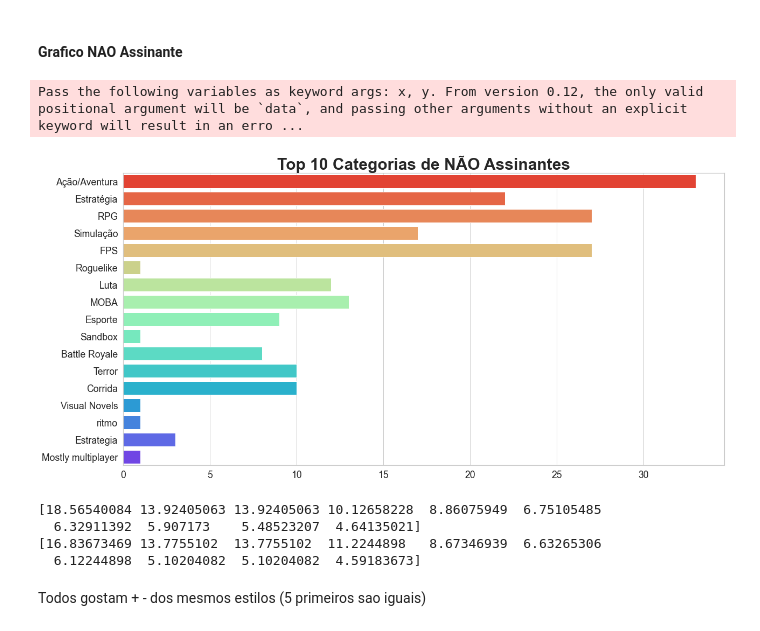
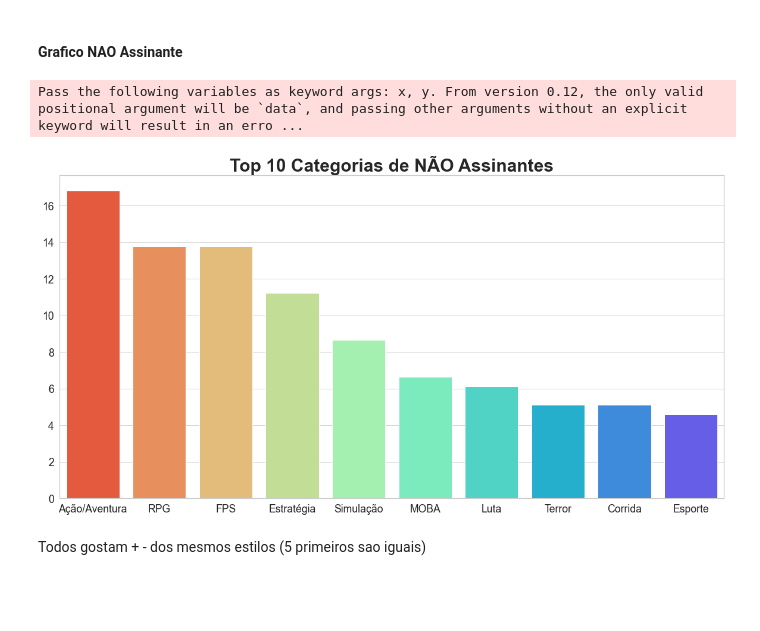
Before and after one commit to EnricoGia/ProjetosEmGrupo, a Jupyter notebook: Estatistica/ProjSemestral/ESTATISTICA_PESQUISA/Estatistica.ipynb, the cells around one changed output. Cells and saved outputs as stored; diff of their text form; code cells hidden in the pictures; blank space fills up the shorter version.

````diff
--- a/Estatistica/ProjSemestral/ESTATISTICA_PESQUISA/Estatistica.ipynb
+++ b/Estatistica/ProjSemestral/ESTATISTICA_PESQUISA/Estatistica.ipynb
@@ -653,3 +649,18 @@ MaioresValoresAssina=lerCategoria(tempdf)[0]
+# %%
+cat=lerCategoria(tempdf)
+CategoriaJogos=cat[0]
+CategoriaJogosValor=cat[1]
+total=cat[2]
+
+MaioresValores = []
+MaioresCategorias = []
+
+for i in range(10):
+
+    IndiceMaiorValor = CategoriaJogosValor.index(max(CategoriaJogosValor))
+    MaioresValores.append(int(CategoriaJogosValor.pop(IndiceMaiorValor)))
+    MaioresCategorias.append(CategoriaJogos.pop(IndiceMaiorValor))
+MaioresValores=np.divide(MaioresValores,total)*100
 # %% [markdown]
   ```print("%d %s \n" % (MaioresValores[i],MaioresCategorias[i]))```
 # %% [markdown]
@@ -693,22 +698,29 @@ total=cat[2]
+# %%
+cat=lerCategoria(tempdf)
+CategoriaJogos=cat[0]
+CategoriaJogosValor=cat[1]
+total=cat[2]
+
+MaioresValores = []
+MaioresCategorias = []
+
+for i in range(10):
+
+    IndiceMaiorValor = CategoriaJogosValor.index(max(CategoriaJogosValor))
+    MaioresValores.append(int(CategoriaJogosValor.pop(IndiceMaiorValor)))
+    MaioresCategorias.append(CategoriaJogos.pop(IndiceMaiorValor))
+MaioresValores=np.divide(MaioresValores,total)*100
 # %% [markdown]
 #### Grafico NAO Assinante
 # %%
 sns.set(rc = {'figure.figsize':(20,10)},font_scale=1.6,style="whitegrid")
 plt.title("Top 10 Categorias de NÃO Assinantes",weight="bold").set_fontsize('30')
-sns.barplot(MaioresCategoriasNassina, MaioresValoresNass, palette="rainbow_r")
+sns.barplot(MaioresCategorias, MaioresValores, palette="rainbow_r")
 
 plt.show()
 # %% [output]
 Pass the following variables as keyword args: x, y. From version 0.12, the only valid positional argument will be `data`, and passing other arguments without an explicit keyword will result in an erro ...
-[figure, old version]
+[figure, new version]
-# %%
-print(MaioresValoresAssina)# assina
-print(MaioresValoresNass)# nao assina
-# %% [output]
-[18.56540084 13.92405063 13.92405063 10.12658228  8.86075949  6.75105485
-  6.32911392  5.907173    5.48523207  4.64135021]
-[16.83673469 13.7755102  13.7755102  11.2244898   8.67346939  6.63265306
-  6.12244898  5.10204082  5.10204082  4.59183673]
 # %% [markdown]
 Todos gostam + - dos mesmos estilos (5 primeiros sao iguais)
 # %% [markdown]
````
Also changed, not shown: parts of 7 cells of this notebook.
